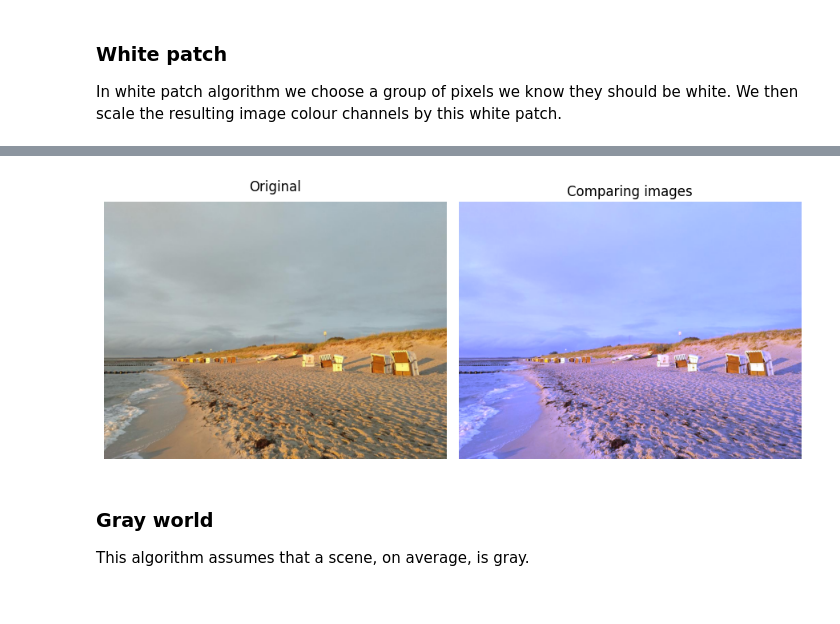
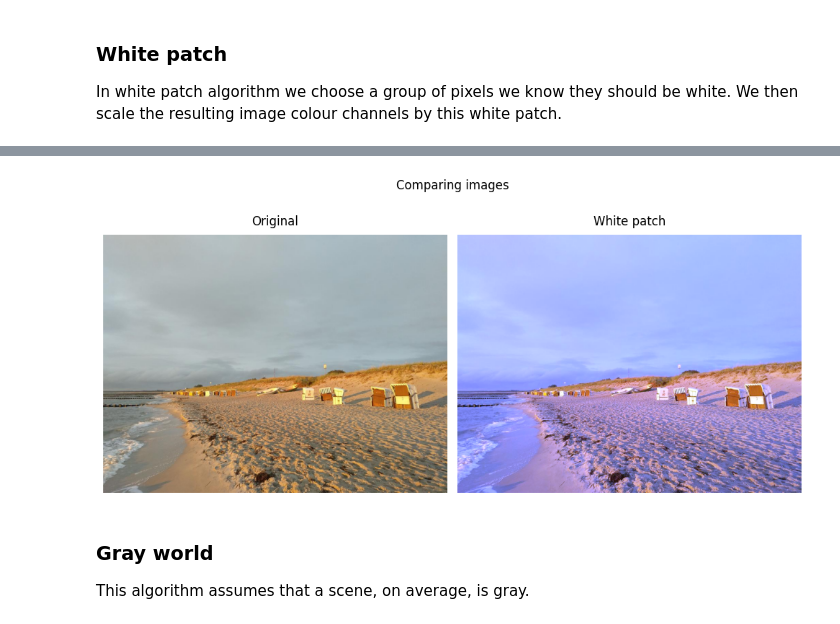
Before and after one commit to BogdanPinchuk/ComputerVision-PBY_HW2, a Jupyter notebook: Bohdan_Pinchuk_CV_HW2.ipynb, the cells around one changed output, grey strips where cells are left out. Saved outputs shown, nothing was run; the diff lists cells and outputs as text; code cells hidden in the pictures.

```diff
--- a/Bohdan_Pinchuk_CV_HW2.ipynb
+++ b/Bohdan_Pinchuk_CV_HW2.ipynb
@@ -105,8 +105,10 @@ else:
 # Convert it to RGB
 if img_bgr is None:
     raise ValueError('Incorrect input data "img_bgr"!')
-else:
-    img_rgb = cv2.cvtColor(img_bgr, cv2.COLOR_BGR2RGB)
+
+img_rgb = cv2.cvtColor(img_bgr, cv2.COLOR_BGR2RGB)
+
+img_r, img_g, img_b = cv2.split(img_rgb)
 
 rp = rpt.Reporter()
 rp.add_item("(rows, cols, channels)", str(img_rgb.shape))
@@ -150,22 +152,26 @@ row, col = 485, 864
 white = img_rgb[row, col, :]
 
 # Solution
-if img_bgr is None:
-    raise ValueError('Incorrect input data "img_bgr"!')
-else:
-    # Define white patch and the coefficients
-    coeffs = 255.0 / white
 
-    # Apply white balancing and generate balanced image
-    balanced_wp = np.zeros_like(img_rgb, dtype=np.float32)
-    for channel in range(3):
-        balanced_wp[..., channel] = img_rgb[..., channel] * coeffs[channel]
+# Define white patch and the coefficients
+coeffs = 255.0 / white
 
-    # White patching does not guarantee that the dynamic range is preserved, images must be clipped.
-    # Variant 1
-    # balanced = balanced / 255
-    # balanced[balanced > 1] = 1
-    # Variant 2
-    balanced_wp = np.clip(balanced_wp, 0, 255).astype(np.uint8)
+# Apply white balancing and generate balanced image
+balanced_wp = np.zeros_like(img_rgb, dtype=np.float32)
+for channel in range(3):
+    balanced_wp[..., channel] = img_rgb[..., channel] * coeffs[channel]
+
+# White patching does not guarantee that the dynamic range is preserved, images must be clipped.
+# Variant 1
+# balanced = balanced / 255
+# balanced[balanced > 1] = 1
+# Variant 2
+balanced_wp = np.clip(balanced_wp, 0, 255).astype(np.uint8)
+
+rp = rpt.Reporter()
+rp.tolerance = 2
+rp.add_item("Point: (R, G, B)", rp.format_matrix(white))
+rp.add_item("Coefficients: (k_r, k_g, k_b)", rp.format_matrix(coeffs))
 
 # Print results
+rp.print_pd_report("Image processing")
@@ -172,31 +184,31 @@ else:
 # %%
 # Graphic results
 
 import matplotlib.pyplot as plt
 
 # Input data
 data_1 = img_rgb
 data_2 = balanced_wp
 
 # Solution
-_, axes = plt.subplots(1, 2, figsize=(9, 6))
+_, axes = plt.subplots(1, 2, figsize=(10, 5))
 
 ax = axes[0]
 ax.imshow(data_1)
 ax.axis(False)
 ax.set_title("Original", pad=10, loc='center', color='black')
 
 ax = axes[1]
 ax.imshow(data_2)
 ax.axis(False)
 ax.set_title("White patch", pad=10, loc='center', color='black')
 
 # Plot
-plt.title("Comparing images")
+plt.suptitle("Comparing images")
 plt.tight_layout()
 plt.show()
 # %% [output]
-[figure, old version]
+[figure, new version]
 # %% [markdown]
 ### Gray world
 This algorithm assumes that a scene, on average, is gray.
```
Also changed, not shown: parts of 4 cells of this notebook.
